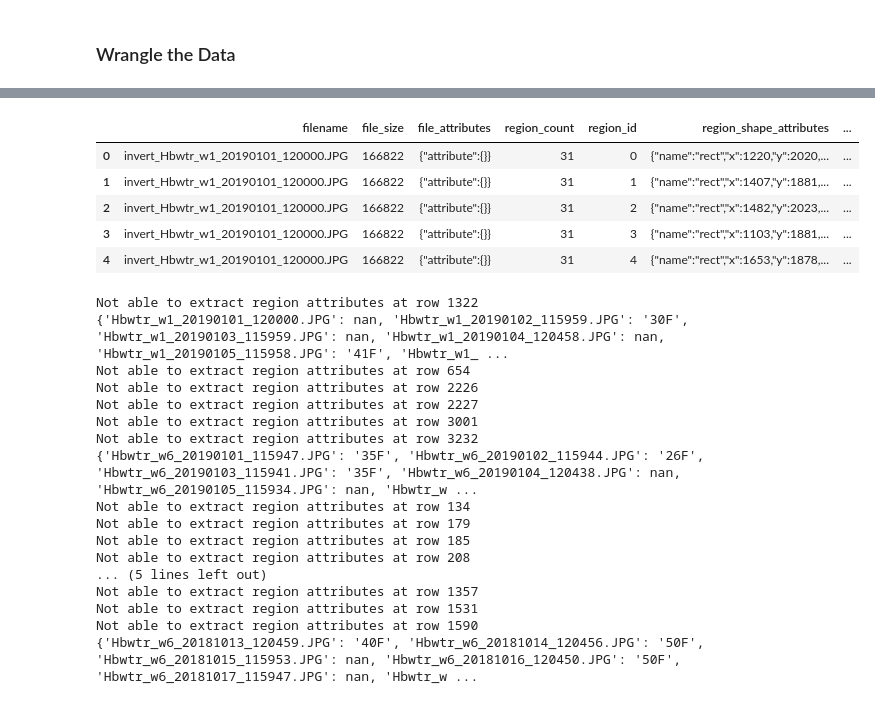
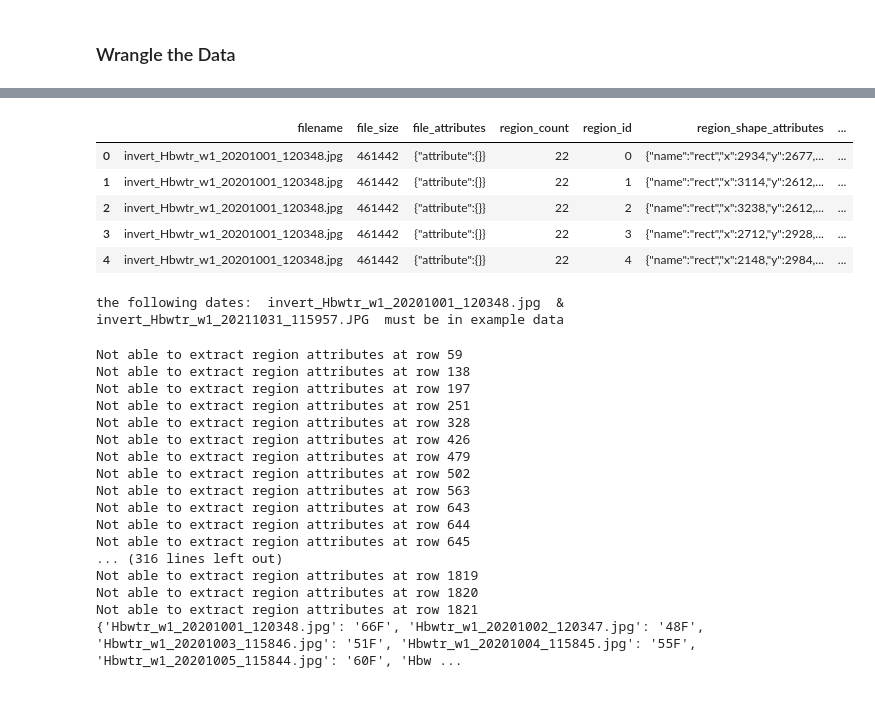
Before and after one commit to audreythellman/hbwater_cameratrap_pheno, a Jupyter notebook: scripts/03 ML/wrangle_via_annotation.ipynb, the cells around one changed output, grey strips where cells are left out. Drawn from its saved outputs; the diff is of its cells as text; code cells hidden in the pictures.

```diff
--- a/scripts/03 ML/wrangle_via_annotation.ipynb
+++ b/scripts/03 ML/wrangle_via_annotation.ipynb
@@ -341,44 +342,54 @@ def wrangle_data(df):
 # %%
 # read via annotated image pixels data
 # we will use three data sets( from watershed 3 and watershed 6)
 #csv_1 = pd.read_csv('data/training_data/input_data/hbwater_w3_bottom_1 1 20-3 5 20_csv.csv') #this file name was swapped out for wrangle
 #csv_1 = pd.read_csv('data/training_data/input_data/hbwtr_w1_2019_bottom_TEST.csv')
 csv_1 = pd.read_csv('data/training_data/input_data/hbwtr_w1_2019_bottom.csv')
 csv_2 = pd.read_csv("data/training_data/input_data/hb2_w6_2019_top_csv.csv")
 csv_3 = pd.read_csv("data/training_data/input_data/hbwtr_w6_oct2018dec2018_bottom_csv.csv")
+csv_4 = pd.read_csv("data/training_data/input_data/via_project_w1_csv.csv")
 
-csv_1.head()
+csv_4.head()
 # %% [output]
 |  | filename | file_size | file_attributes | region_count | region_id | region_shape_attributes | ... |
-| 0 | invert_Hbwtr_w1_20190101_120000.JPG | 166822 | {"attribute":{}} | 31 | 0 | {"name":"rect","x":1220,"y":2020,... | ... |
-| 1 | invert_Hbwtr_w1_20190101_120000.JPG | 166822 | {"attribute":{}} | 31 | 1 | {"name":"rect","x":1407,"y":1881,... | ... |
-| 2 | invert_Hbwtr_w1_20190101_120000.JPG | 166822 | {"attribute":{}} | 31 | 2 | {"name":"rect","x":1482,"y":2023,... | ... |
-| 3 | invert_Hbwtr_w1_20190101_120000.JPG | 166822 | {"attribute":{}} | 31 | 3 | {"name":"rect","x":1103,"y":1881,... | ... |
-| 4 | invert_Hbwtr_w1_20190101_120000.JPG | 166822 | {"attribute":{}} | 31 | 4 | {"name":"rect","x":1653,"y":1878,... | ... |
+| 0 | invert_Hbwtr_w1_20201001_120348.jpg | 461442 | {"attribute":{}} | 22 | 0 | {"name":"rect","x":2934,"y":2677,... | ... |
+| 1 | invert_Hbwtr_w1_20201001_120348.jpg | 461442 | {"attribute":{}} | 22 | 1 | {"name":"rect","x":3114,"y":2612,... | ... |
+| 2 | invert_Hbwtr_w1_20201001_120348.jpg | 461442 | {"attribute":{}} | 22 | 2 | {"name":"rect","x":3238,"y":2612,... | ... |
+| 3 | invert_Hbwtr_w1_20201001_120348.jpg | 461442 | {"attribute":{}} | 22 | 3 | {"name":"rect","x":2712,"y":2928,... | ... |
+| 4 | invert_Hbwtr_w1_20201001_120348.jpg | 461442 | {"attribute":{}} | 22 | 4 | {"name":"rect","x":2148,"y":2984,... | ... |
+# %%
+# a note before running
+csv_look = csv_4.copy()
+print("the following non-inverted images: ", csv_look["filename"].iloc[1], " & ", csv_4["filename"].iloc[-1], " must be in a folder, usually example_data/")
+# %% [output]
+the following dates:  invert_Hbwtr_w1_20201001_120348.jpg  &  invert_Hbwtr_w1_20211031_115957.JPG  must be in example data
 # %%
 # main function
-csv_1 = wrangle_data(csv_1)
-csv_2 = wrangle_data(csv_2)
-csv_3 = wrangle_data(csv_3)
+# csv_1 = wrangle_data(df = csv_1, folder = "example_data/") #takes 10 mins
+# csv_2 = wrangle_data(csv_2)
+# csv_3 = wrangle_data(csv_3)
+csv_4 = wrangle_data(csv_4, "data/munged/W1/")
+
 # wrangle and save dataset
-csv_1.to_csv("data/training_data/derived/pixels_df_1.csv", index=False)
-csv_2.to_csv("data/training_data/derived/pixels_df_2.csv", index=False)
-csv_3.to_csv("data/training_data/derived/pixels_df_3.csv", index=False)
+# csv_1.to_csv("data/training_data/derived/pixels_df_1.csv", index=False)
+# csv_2.to_csv("data/training_data/derived/pixels_df_2.csv", index=False)
+# csv_3.to_csv("data/training_data/derived/pixels_df_3.csv", index=False)
+csv_4.to_csv("data/training_data/derived/pixels_df_4.csv", index = False)
 # %% [output]
-Not able to extract region attributes at row 1322
-{'Hbwtr_w1_20190101_120000.JPG': nan, 'Hbwtr_w1_20190102_115959.JPG': '30F', 'Hbwtr_w1_20190103_115959.JPG': nan, 'Hbwtr_w1_20190104_120458.JPG': nan, 'Hbwtr_w1_20190105_115958.JPG': '41F', 'Hbwtr_w1_ ...
-Not able to extract region attributes at row 654
-Not able to extract region attributes at row 2226
-Not able to extract region attributes at row 2227
-Not able to extract region attributes at row 3001
-Not able to extract region attributes at row 3232
-{'Hbwtr_w6_20190101_115947.JPG': '35F', 'Hbwtr_w6_20190102_115944.JPG': '26F', 'Hbwtr_w6_20190103_115941.JPG': '35F', 'Hbwtr_w6_20190104_120438.JPG': nan, 'Hbwtr_w6_20190105_115934.JPG': nan, 'Hbwtr_w ...
-Not able to extract region attributes at row 134
-Not able to extract region attributes at row 179
-Not able to extract region attributes at row 185
-Not able to extract region attributes at row 208
-... (5 lines left out)
-Not able to extract region attributes at row 1357
-Not able to extract region attributes at row 1531
-Not able to extract region attributes at row 1590
-{'Hbwtr_w6_20181013_120459.JPG': '40F', 'Hbwtr_w6_20181014_120456.JPG': '50F', 'Hbwtr_w6_20181015_115953.JPG': nan, 'Hbwtr_w6_20181016_120450.JPG': '50F', 'Hbwtr_w6_20181017_115947.JPG': nan, 'Hbwtr_w ...
+Not able to extract region attributes at row 59
+Not able to extract region attributes at row 138
+Not able to extract region attributes at row 197
+Not able to extract region attributes at row 251
+Not able to extract region attributes at row 328
+Not able to extract region attributes at row 426
+Not able to extract region attributes at row 479
+Not able to extract region attributes at row 502
+Not able to extract region attributes at row 563
+Not able to extract region attributes at row 643
+Not able to extract region attributes at row 644
+Not able to extract region attributes at row 645
+... (316 lines left out)
+Not able to extract region attributes at row 1819
+Not able to extract region attributes at row 1820
+Not able to extract region attributes at row 1821
+{'Hbwtr_w1_20201001_120348.jpg': '66F', 'Hbwtr_w1_20201002_120347.jpg': '48F', 'Hbwtr_w1_20201003_115846.jpg': '51F', 'Hbwtr_w1_20201004_115845.jpg': '55F', 'Hbwtr_w1_20201005_115844.jpg': '60F', 'Hbw ...
```
Also changed, not shown: parts of 3 cells of this notebook, 6 other files.
